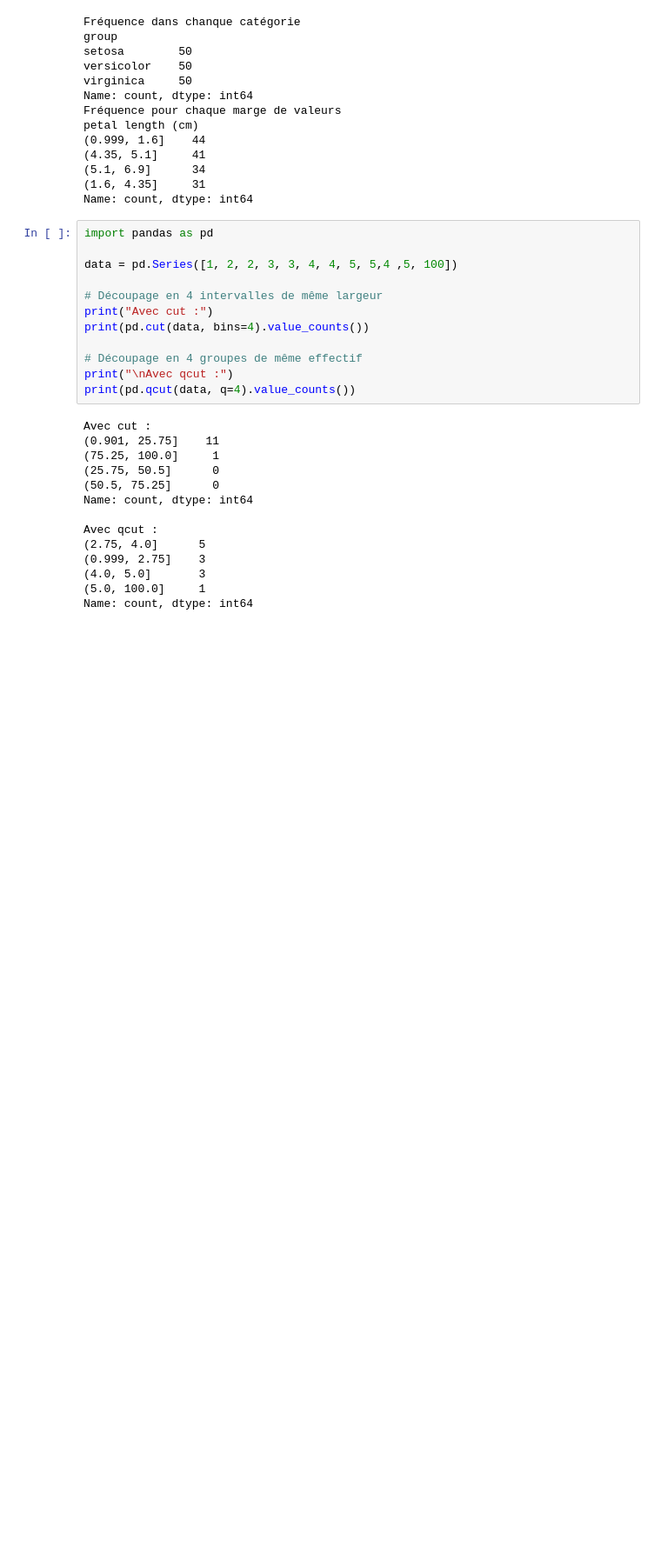
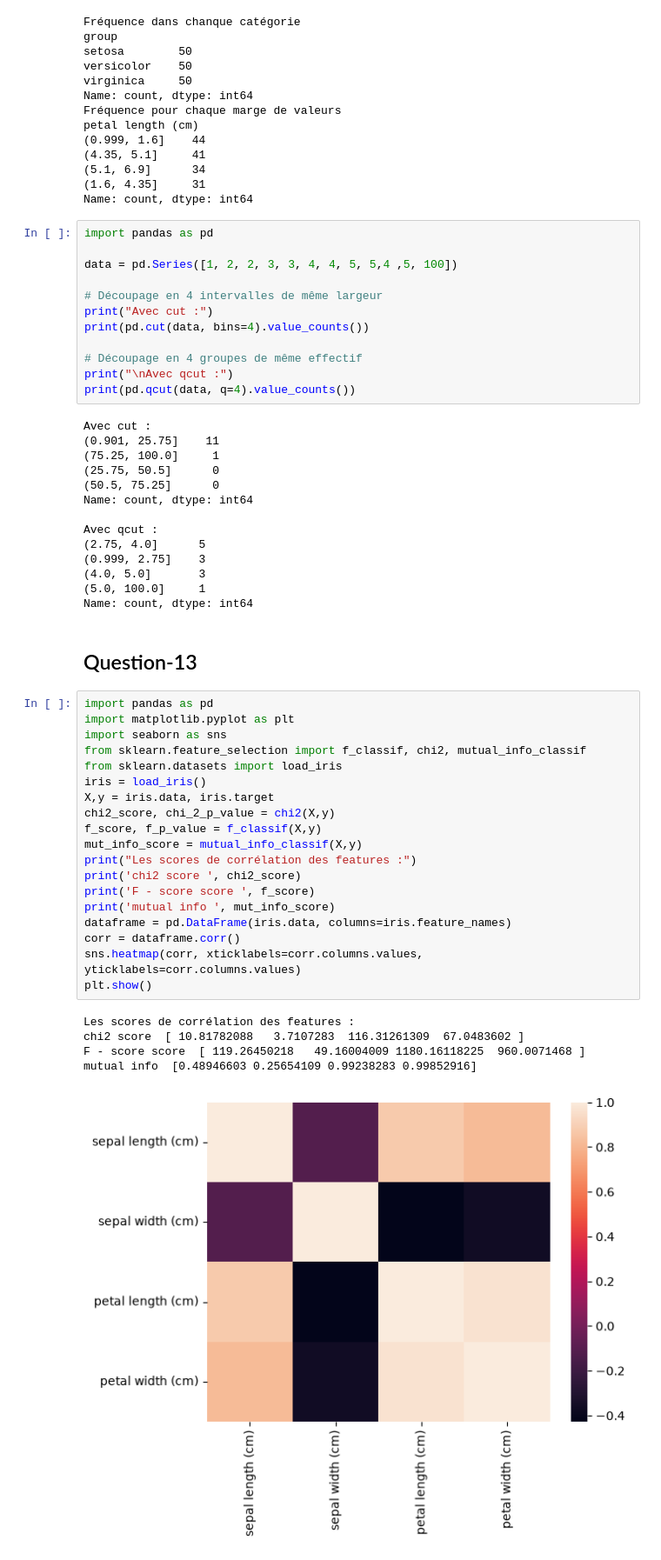
Before and after one commit to MariemDaoud1/Machine-Learning---RT4, a Jupyter notebook: main.ipynb, the cells around one changed output. Shown at 87% size. Cells and saved outputs as stored; diff of their text form; blank space fills up the shorter version.

Commit message:
Réduction de dimension (Iris Dataset)

```diff
--- a/main.ipynb
+++ b/main.ipynb
@@ -425,3 +425,30 @@ Avec qcut :
 (4.0, 5.0]       3
 (5.0, 100.0]     1
 Name: count, dtype: int64
+# %% [markdown]
+## Question-13
+# %%
+import pandas as pd
+import matplotlib.pyplot as plt
+import seaborn as sns
+from sklearn.feature_selection import f_classif, chi2, mutual_info_classif
+from sklearn.datasets import load_iris
+iris = load_iris()
+X,y = iris.data, iris.target
+chi2_score, chi_2_p_value = chi2(X,y)
+f_score, f_p_value = f_classif(X,y)
+mut_info_score = mutual_info_classif(X,y)
+print("Les scores de corrélation des features :")
+print('chi2 score ', chi2_score)
+print('F - score score ', f_score)
+print('mutual info ', mut_info_score)
+dataframe = pd.DataFrame(iris.data, columns=iris.feature_names)
+corr = dataframe.corr()
+sns.heatmap(corr, xticklabels=corr.columns.values, yticklabels=corr.columns.values)
+plt.show()
+# %% [output]
+Les scores de corrélation des features :
+chi2 score  [ 10.81782088   3.7107283  116.31261309  67.0483602 ]
+F - score score  [ 119.26450218   49.16004009 1180.16118225  960.0071468 ]
+mutual info  [0.48946603 0.25654109 0.99238283 0.99852916]
+[figure, added]
```
Also changed, not shown: parts of 2 cells of this notebook.
